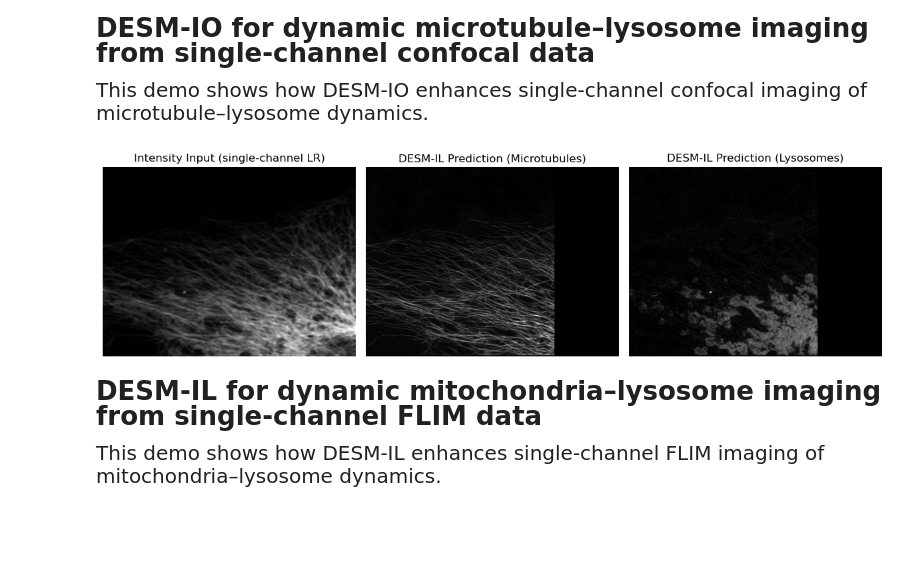
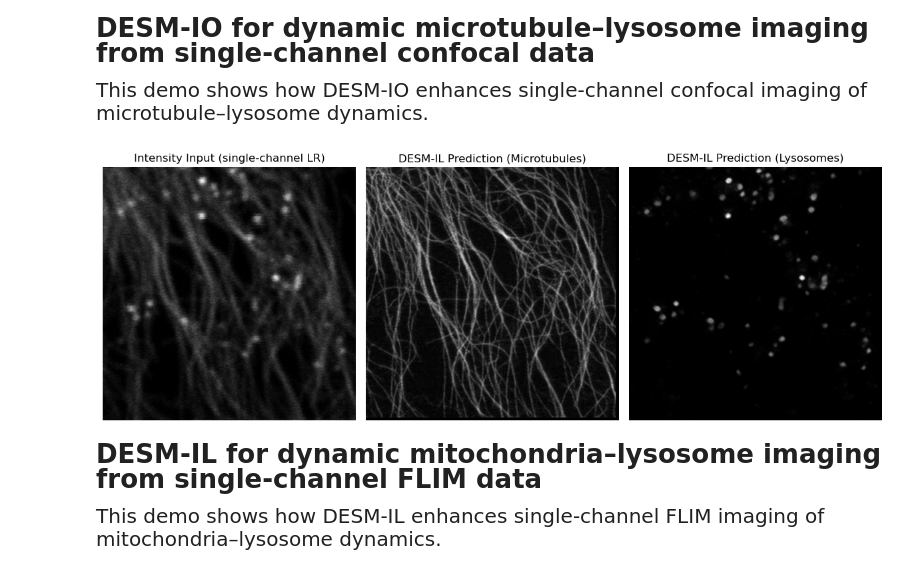
Before and after one commit to Chen13d/DESM, a Jupyter notebook: DESM_demo.ipynb, the cells around one changed output. Cells and saved outputs as stored; diff of their text form; code cells hidden in the pictures; blank space fills up the shorter version.

Commit message:
Prepare submission-ready DESM repository

```diff
--- a/DESM_demo.ipynb
+++ b/DESM_demo.ipynb
@@ -92,39 +101,20 @@ This demo shows how DESM-IO enhances single-channel confocal imaging of microtub
 # %%
 import gc
 gc.collect()
 import torch
 torch.cuda.empty_cache()
 
 from visualization_DESM_IO import DESM_IO_inference
 
 # The single-channel confocal images are resized according to our experimental convert table of home-built system.
 # If one's image does not suit the pixel size of 20 nm, please down/upsample it.
 
-read_dir = r"visualization\real-world data\DESM_IO_Microtubules_Lysosomes_motion_1\data"
+read_dir = r"visualization\Experimental data\DESM_IO_Microtubules_Lysosomes_motion\data"
 weights_dir = r"Trained_models\DESM_IO\DESM_IO_Micro_Lyso.pth"
-save_dir = r'visualization\real-world data\DESM_IO_Microtubules_Lysosomes_motion_1\results'
+save_dir = r'visualization\Experimental data\DESM_IO_Microtubules_Lysosomes_motion\results'
 DESM_IO_inference(read_dir=read_dir, weights_dir=weights_dir, save_dir=save_dir, resize_to_const=False, show_image=True)
+# %% [output]
+[figure, added]
-# %%
-import gc
-gc.collect()
-import torch
-torch.cuda.empty_cache()
-
-from visualization_DESM_IO import DESM_IO_inference
-
-# The single-channel confocal images are resized according to our experimental convert table of home-built system.
-# If one's image does not suit the pixel size of 20 nm, please down/upsample it.
-
-read_dir = r"visualization\real-world data\DESM_IO_Microtubules_Mitochondria_Lysosomes\data"
-weights_dir = r"Trained_models\DESM_IO\DESM_IO_Micro_Mito_Lyso_280_0.09_1_temp.pth"
-save_dir = r'visualization\real-world data\DESM_IO_Microtubules_Mitochondria_Lysosomes\results'
-
-'''read_dir = r"visualization\real-world data\DESM_IO_Microtubules_Mitochondria_2\data"
-weights_dir = r"Trained_models\DESM_IO\DESM_IO_Micro_Mito.pth"
-save_dir = r'visualization\real-world data\DESM_IO_Microtubules_Mitochondria_2\results'''
-DESM_IO_inference(read_dir=read_dir, weights_dir=weights_dir, save_dir=save_dir, resize_to_const=False, show_image=True)
-# %% [output]
-[figure, removed]
 # %% [markdown]
 <div style="line-height: 1.6;">
 
```
Also changed, not shown: parts of 10 cells of this notebook, 57 other files.
